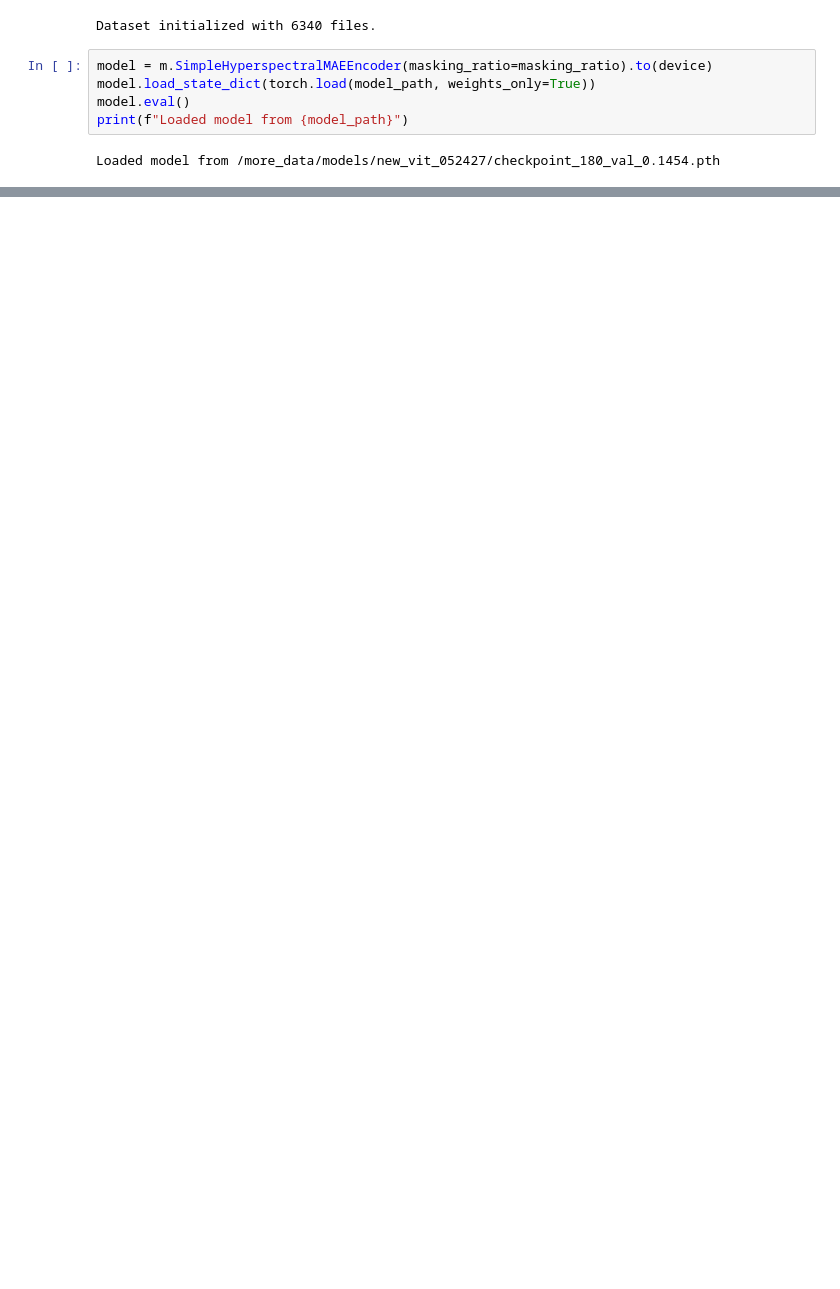
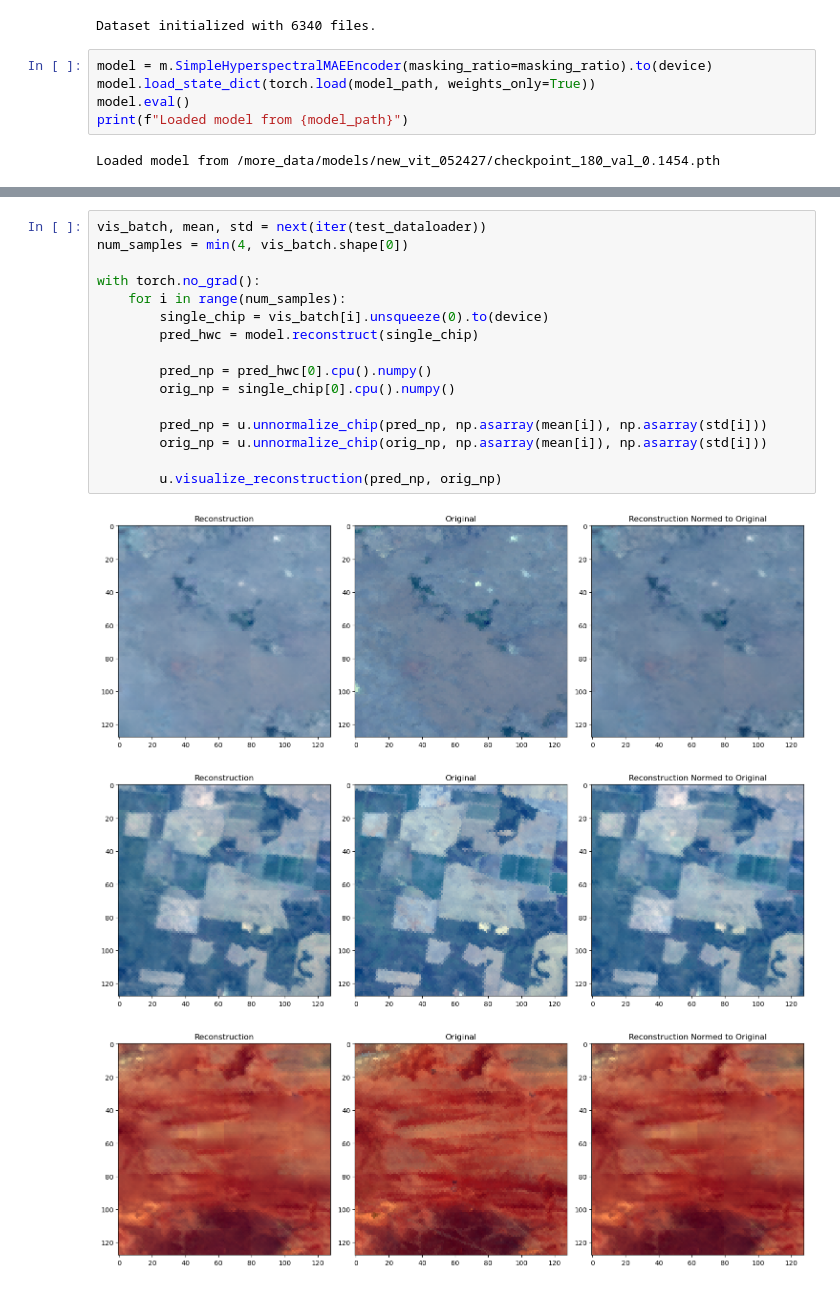
Before and after one commit to Sea-Meets-the-Stars/pauls-EMIT-HSI-transformer-stuff, a Jupyter notebook: simple_mae_encoder/eval.ipynb, the cells around one changed output, grey strips where cells are left out. Drawn from its saved outputs; the diff is of its cells as text; blank space fills up the shorter version.

```diff
--- a/simple_mae_encoder/eval.ipynb
+++ b/simple_mae_encoder/eval.ipynb
@@ -65,0 +66,20 @@ with torch.no_grad():
+# %%
+vis_batch, mean, std = next(iter(test_dataloader))
+num_samples = min(4, vis_batch.shape[0])
+
+with torch.no_grad():
+    for i in range(num_samples):
+        single_chip = vis_batch[i].unsqueeze(0).to(device)
+        pred_hwc = model.reconstruct(single_chip)
+
+        pred_np = pred_hwc[0].cpu().numpy()
+        orig_np = single_chip[0].cpu().numpy()
+
+        pred_np = u.unnormalize_chip(pred_np, np.asarray(mean[i]), np.asarray(std[i]))
+        orig_np = u.unnormalize_chip(orig_np, np.asarray(mean[i]), np.asarray(std[i]))
+
+        u.visualize_reconstruction(pred_np, orig_np)
+# %% [output]
+[figure, added]
+[figure, added]
+[figure, added]
```
Also changed, not shown: parts of 5 cells of this notebook, 1 other file.
